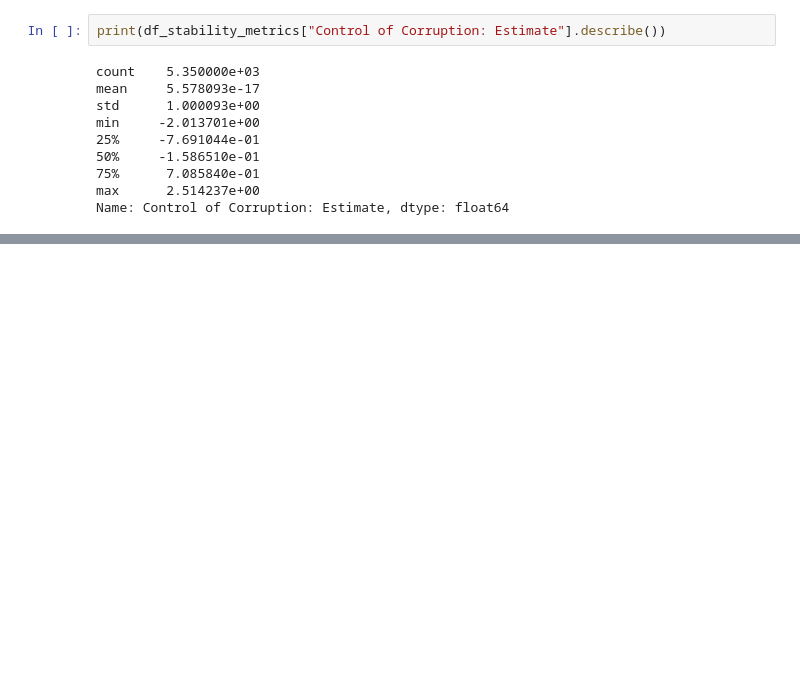
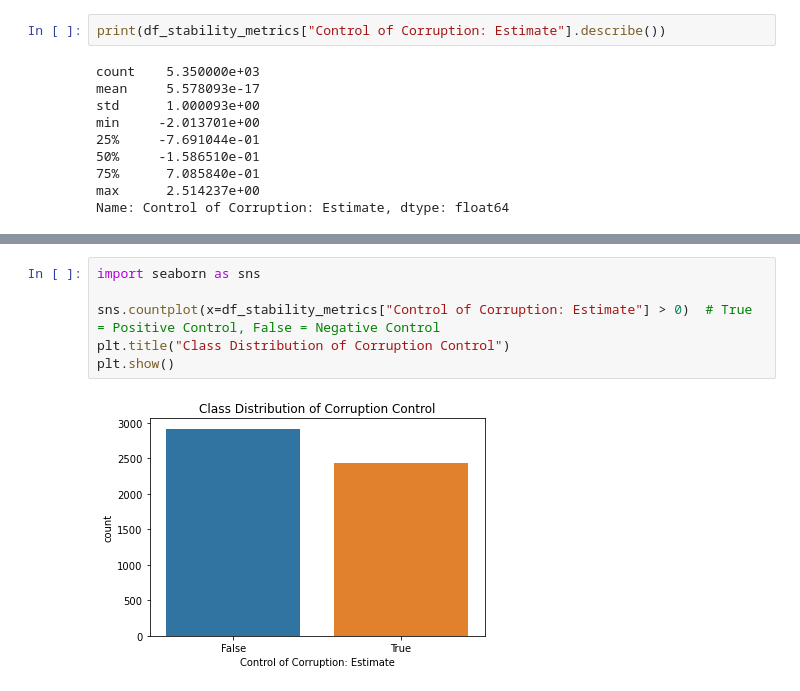
Before and after one commit to AUSTIN-QuadrantLOOM/project-phase-three, a Jupyter notebook: Macro economic risk of Graft analysis.ipynb, the cells around one changed output, grey strips where cells are left out. Drawn from its saved outputs; the diff is of its cells as text; blank space fills up the shorter version.

```diff
--- a/Macro economic risk of Graft analysis.ipynb
+++ b/Macro economic risk of Graft analysis.ipynb
@@ -356,0 +360,8 @@ Name: Control of Corruption: Estimate, dtype: float64
+# %%
+import seaborn as sns
+
+sns.countplot(x=df_stability_metrics["Control of Corruption: Estimate"] > 0)  # True = Positive Control, False = Negative Control
+plt.title("Class Distribution of Corruption Control")
+plt.show()
+# %% [output]
+[figure, added]
```
Also changed, not shown: parts of 1 cell of this notebook.
